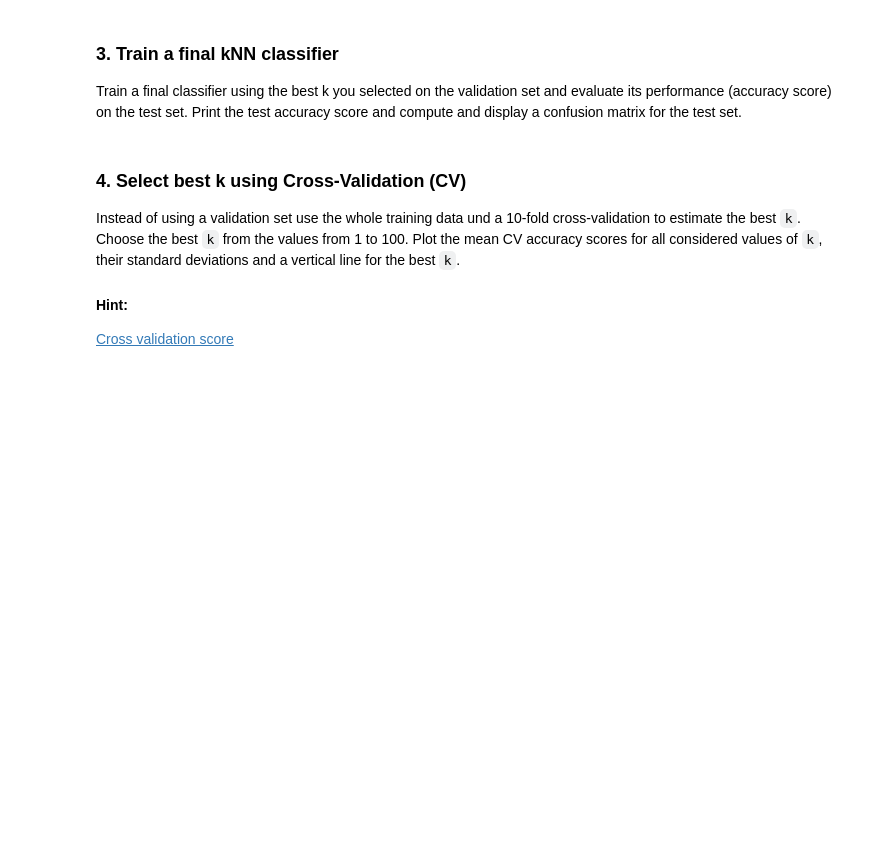
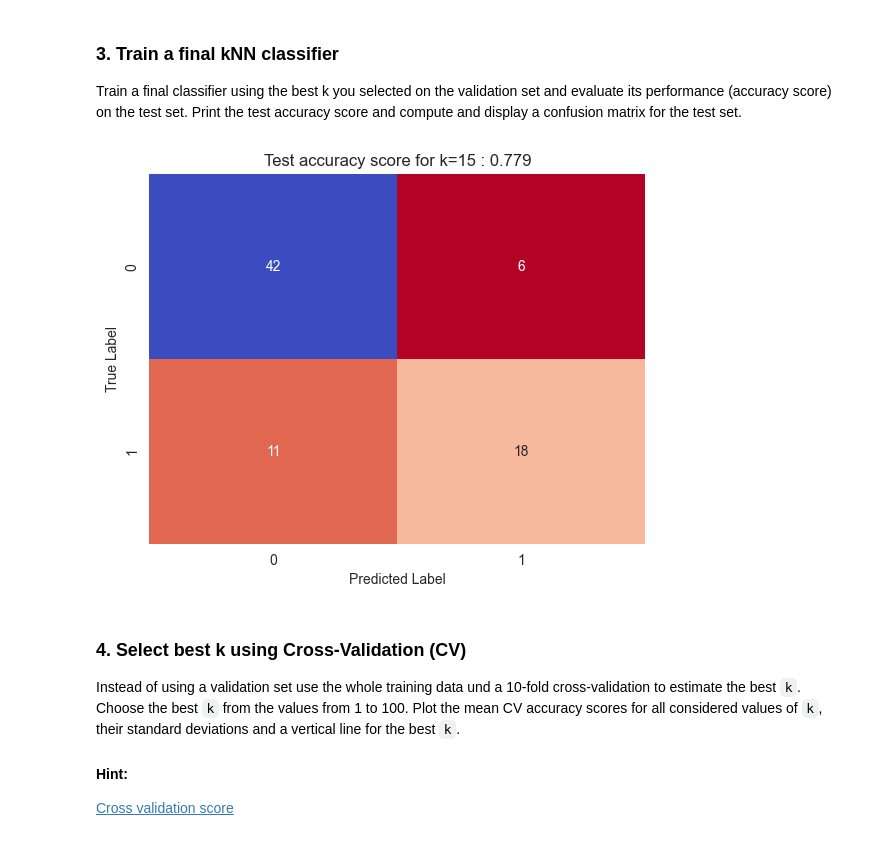
Before and after one commit to dave1b/FTP_MachLe, a Jupyter notebook: Exercise03/Exercise3_KNN_ModelSelection_Assignment.ipynb, the cells around one changed output. Drawn from its saved outputs; the diff is of its cells as text; code cells hidden in the pictures; blank space fills up the shorter version.

```diff
--- a/Exercise03/Exercise3_KNN_ModelSelection_Assignment.ipynb
+++ b/Exercise03/Exercise3_KNN_ModelSelection_Assignment.ipynb
@@ -86,16 +97,22 @@ Train a final classifier using the best k you selected on the validation set and
 # %%
 #### START YOUR SOLUTION HERE ####
 # fit the knn classifier
-
+knn = KNeighborsClassifier(n_neighbors=best_k).fit(X_train, y_train)
 # compute predictions on the test data
-
+pred_test = knn.predict(X_test)
 # compute and print the accuracy on the test data
-
+acc = accuracy_score(pred_test, y_test)
 # compute the confusion matrix for the test set
-
+conf = confusion_matrix(y_test, pred_test)
 # plot the confusion matrix for the test set using a heatmap
-
+sns.heatmap(conf, annot=True, cmap="coolwarm_r", cbar=False)
+plt.title(f'Test accuracy score for k={best_k} : {round(acc, 3)}')
+plt.xlabel('Predicted Label')
+plt.ylabel('True Label')
+plt.show()
 #### END YOUR SOLUTION HERE ####
+# %% [output]
+[figure, added]
 # %% [markdown]
 ### 4. Select best k using Cross-Validation (CV)
 
```
Also changed, not shown: parts of 8 cells of this notebook.
